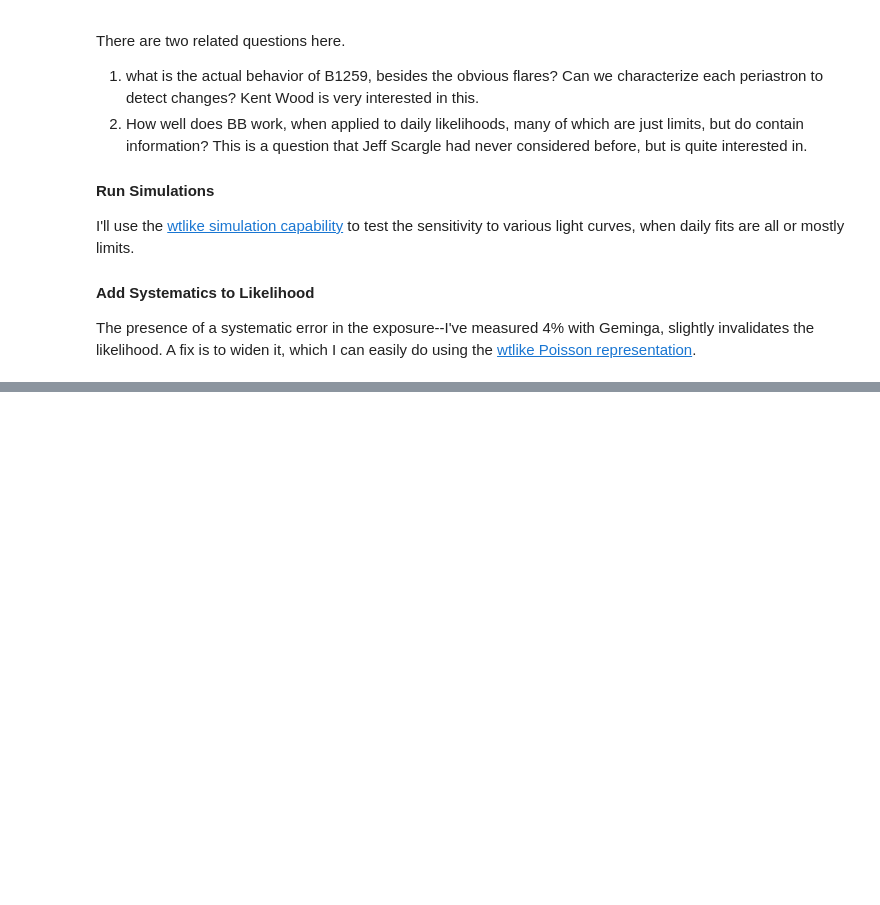
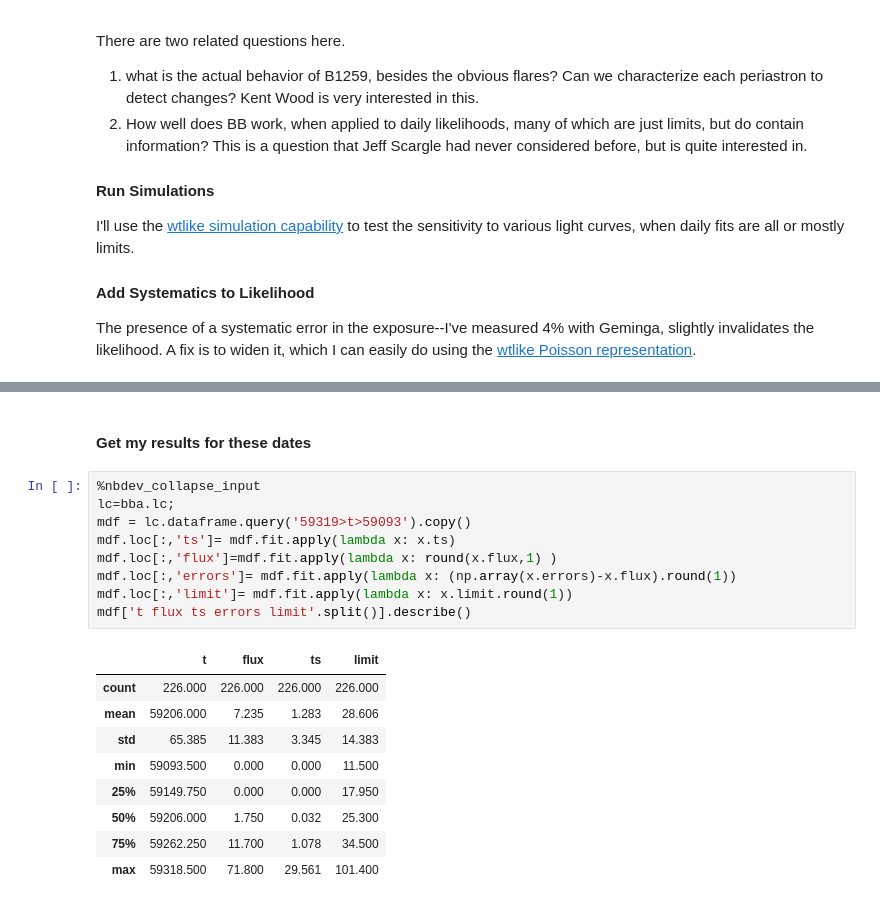
Before and after one commit to tburnett/light_curves, a Jupyter notebook: nbs/B1259.ipynb, the cells around one changed output, grey strips where cells are left out. Saved outputs shown, nothing was run; the diff lists cells and outputs as text; blank space fills up the shorter version.

```diff
--- a/nbs/B1259.ipynb
+++ b/nbs/B1259.ipynb
@@ -231,0 +303,21 @@ The presence of a systematic error in the exposure--I've measured 4% with Geming
+# %% [markdown]
+#### Get my results for these dates
+# %%
+%nbdev_collapse_input
+lc=bba.lc;
+mdf = lc.dataframe.query('59319>t>59093').copy()
+mdf.loc[:,'ts']= mdf.fit.apply(lambda x: x.ts)
+mdf.loc[:,'flux']=mdf.fit.apply(lambda x: round(x.flux,1) )
+mdf.loc[:,'errors']= mdf.fit.apply(lambda x: (np.array(x.errors)-x.flux).round(1))
+mdf.loc[:,'limit']= mdf.fit.apply(lambda x: x.limit.round(1))
+mdf['t flux ts errors limit'.split()].describe()
+# %% [output]
+|  | t | flux | ts | limit |
+| count | 226.000 | 226.000 | 226.000 | 226.000 |
+| mean | 59206.000 | 7.235 | 1.283 | 28.606 |
+| std | 65.385 | 11.383 | 3.345 | 14.383 |
+| min | 59093.500 | 0.000 | 0.000 | 11.500 |
+| 25% | 59149.750 | 0.000 | 0.000 | 17.950 |
+| 50% | 59206.000 | 1.750 | 0.032 | 25.300 |
+| 75% | 59262.250 | 11.700 | 1.078 | 34.500 |
+| max | 59318.500 | 71.800 | 29.561 | 101.400 |
```
Also changed, not shown: parts of 12 cells of this notebook, 10 other files.
